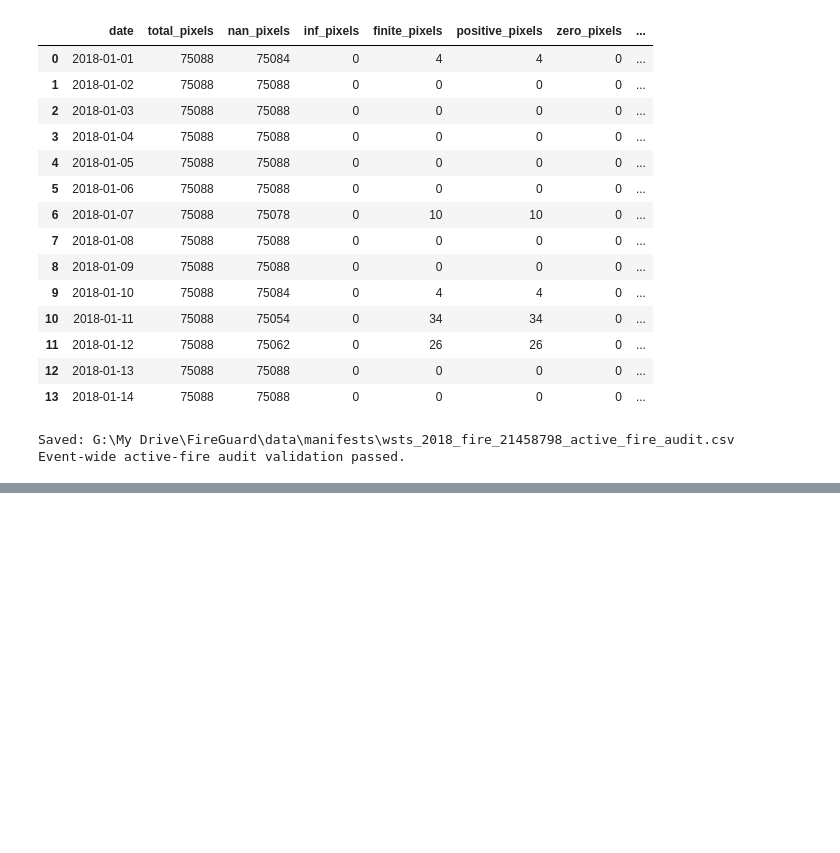
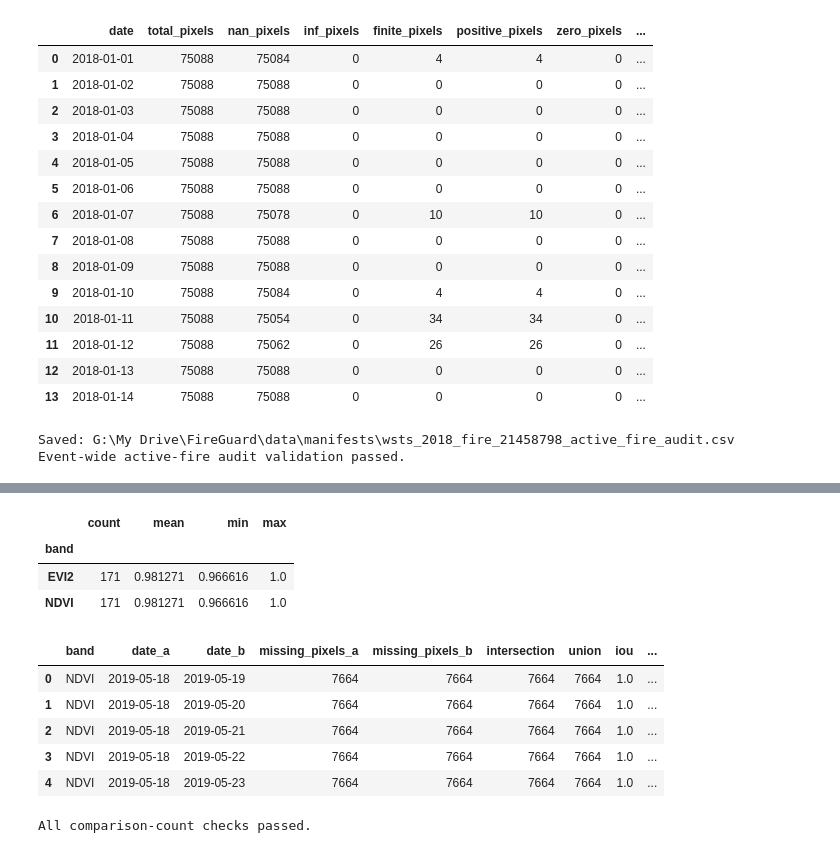
Before and after one commit to TheCodeCipher/fireguard, a Jupyter notebook: notebooks/wsts_eda.ipynb, the cells around one changed output, grey strips where cells are left out. Cells and saved outputs as stored; diff of their text form; code cells hidden in the pictures; blank space fills up the shorter version.

Commit message:
Document 2019 WSTS temporal missingness analysis

```diff
--- a/notebooks/wsts_eda.ipynb
+++ b/notebooks/wsts_eda.ipynb
@@ -3788,0 +3881,57 @@ Event-wide active-fire audit validation passed.
+# %%
+from itertools import combinations
+import numpy as np
+import pandas as pd
+
+bands_to_compare = ["NDVI", "EVI2"]
+
+dates = sorted(missing_masks.keys())
+
+results = []
+
+for band_name in bands_to_compare:
+
+    for date_a, date_b in combinations(dates, 2):
+
+        mask_a = missing_masks[date_a][band_name]
+        mask_b = missing_masks[date_b][band_name]
+
+        intersection = np.logical_and(mask_a, mask_b).sum()
+        union = np.logical_or(mask_a, mask_b).sum()
+
+        iou = intersection / union if union > 0 else np.nan
+
+        results.append({
+            "band": band_name,
+            "date_a": date_a,
+            "date_b": date_b,
+            "missing_pixels_a": int(mask_a.sum()),
+            "missing_pixels_b": int(mask_b.sum()),
+            "intersection": int(intersection),
+            "union": int(union),
+            "iou": iou,
+            "identical_masks": bool(np.array_equal(mask_a, mask_b))
+        })
+
+temporal_iou_df = pd.DataFrame(results)
+
+print("Number of dates:", len(dates))
+print("Total comparisons:", len(temporal_iou_df))
+
+print("\nComparisons by band:")
+print(temporal_iou_df.groupby("band").size())
+
+print("\nIdentical mask counts:")
+print(
+    temporal_iou_df.groupby("band")["identical_masks"].sum()
+)
+
+print("\nIoU summary:")
+display(
+    temporal_iou_df.groupby("band")["iou"].agg(
+        ["count", "mean", "min", "max"]
+    )
+)
+
+display(temporal_iou_df.head())
+# %% [output]
@@ -3788,0 +3954,22 @@ Event-wide active-fire audit validation passed.
+|  | count | mean | min | max |
+| band |  |  |  |  |
+| EVI2 | 171 | 0.981271 | 0.966616 | 1.0 |
+| NDVI | 171 | 0.981271 | 0.966616 | 1.0 |
+|  | band | date_a | date_b | missing_pixels_a | missing_pixels_b | intersection | union | iou | ... |
+| 0 | NDVI | 2019-05-18 | 2019-05-19 | 7664 | 7664 | 7664 | 7664 | 1.0 | ... |
+| 1 | NDVI | 2019-05-18 | 2019-05-20 | 7664 | 7664 | 7664 | 7664 | 1.0 | ... |
+| 2 | NDVI | 2019-05-18 | 2019-05-21 | 7664 | 7664 | 7664 | 7664 | 1.0 | ... |
+| 3 | NDVI | 2019-05-18 | 2019-05-22 | 7664 | 7664 | 7664 | 7664 | 1.0 | ... |
+| 4 | NDVI | 2019-05-18 | 2019-05-23 | 7664 | 7664 | 7664 | 7664 | 1.0 | ... |
+# %%
+assert len(dates) == 19
+assert len(temporal_iou_df) == 342
+
+assert (
+    temporal_iou_df.groupby("band").size().to_dict()
+    == {"EVI2": 171, "NDVI": 171}
+)
+
+print("All comparison-count checks passed.")
+# %% [output]
+All comparison-count checks passed.
```
Also changed, not shown: parts of 10 cells of this notebook, 1 other file.
